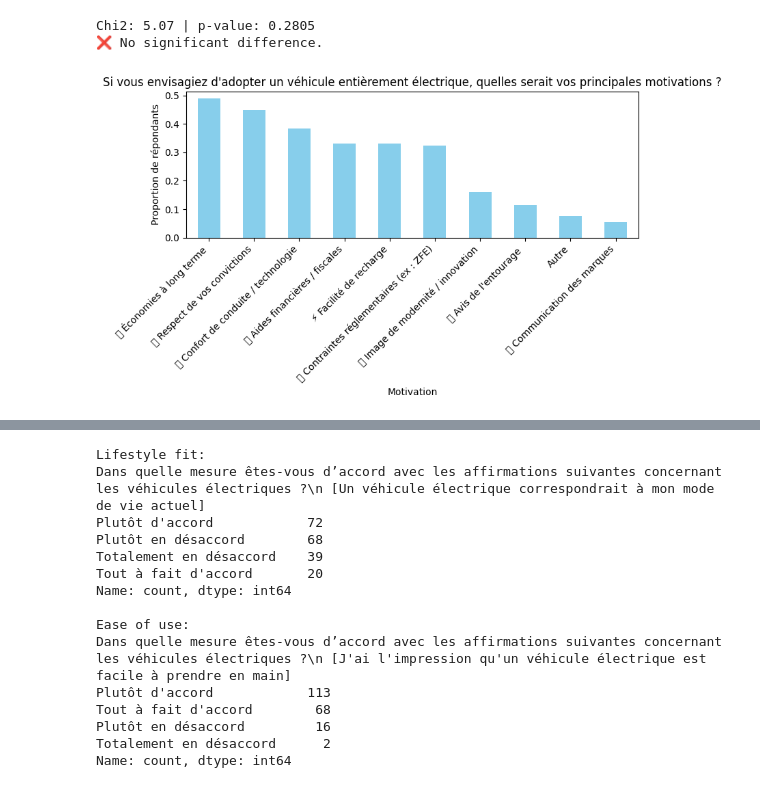
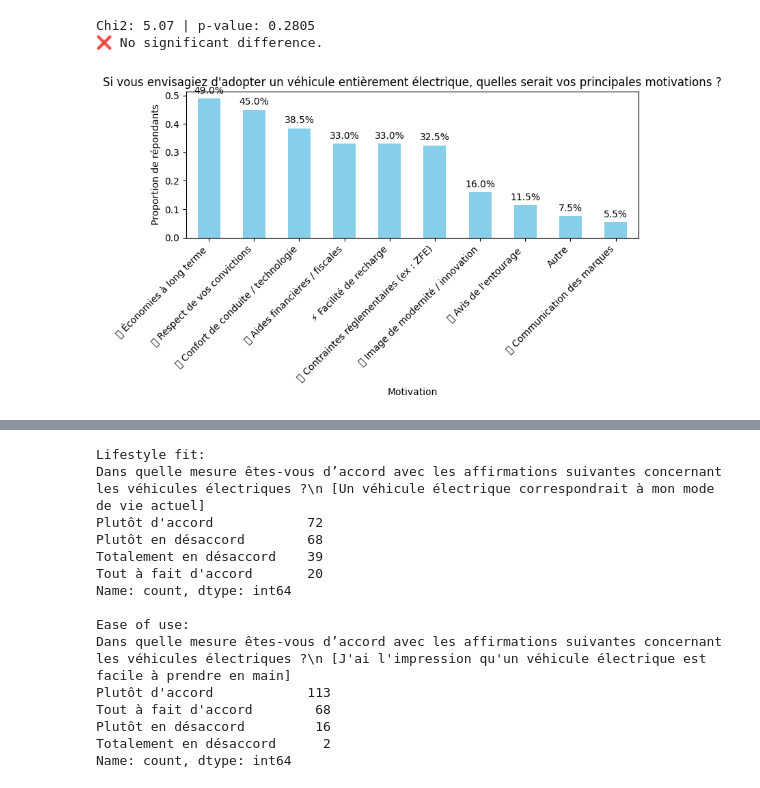
Before and after one commit to Man-G0/EvThesis, a Jupyter notebook: Thesis Analysis.ipynb, the cells around one changed output, grey strips where cells are left out. Saved outputs shown, nothing was run; the diff lists cells and outputs as text; code cells hidden in the pictures.

```diff
--- a/Thesis Analysis.ipynb
+++ b/Thesis Analysis.ipynb
@@ -485,15 +502,26 @@ else:
 # %% [output]
 Chi2: 5.07 | p-value: 0.2805
 ❌ No significant difference.
-# %%
-labels, title = get_labels_and_title(motivation_totals.index)
-
-motivation_totals.plot(kind='bar', color='skyblue', figsize=(8,5))
-plt.title(title)
-plt.ylabel("Proportion de répondants")
-plt.xlabel("Motivation")
-plt.xticks(ticks=range(len(labels)), labels=labels, rotation=45, ha='right')
-plt.tight_layout()
-plt.show()
-# %% [output]
-[figure, removed]
+# %%
+motivation_col = "Si vous envisagiez d'adopter un véhicule entièrement électrique, quelles serait vos principales motivations ? ("
+motivation_cols = [col for col in df.columns if col.startswith(motivation_col)]
+# Les colonnes motivation contiennent VRAI/FAUX, il faut donc les convertir en 0/1 avant de faire la moyenne
+# On calcule ici la proportion de répondants ayant coché chaque motivation (mean = % de répondants ayant coché la case)
+motivation_totals = df[motivation_cols].apply(
+    lambda col: col.astype(str).str.strip().str.upper().map({'VRAI': 1, 'TRUE': 1, 'OUI': 1, '1': 1, 'FAUX': 0, 'FALSE': 0, 'NON': 0, '0': 0})
+).mean().sort_values(ascending=False)
+
+
+labels, title = get_labels_and_title(motivation_totals.index)
+# Affiche les valeurs en pourcentage sur chaque barre
+for i, v in enumerate(motivation_totals.values):
+    plt.text(i, v + 0.01, f"{v*100:.1f}%", ha='center', va='bottom', fontsize=10)
+motivation_totals.plot(kind='bar', color='skyblue', figsize=(8,5))
+plt.title(title)
+plt.ylabel("Proportion de répondants")
+plt.xlabel("Motivation")
+plt.xticks(ticks=range(len(labels)), labels=labels, rotation=45, ha='right')
+plt.tight_layout()
+plt.show()
+# %% [output]
+[figure, added]
```
Also changed, not shown: parts of 39 cells of this notebook.
